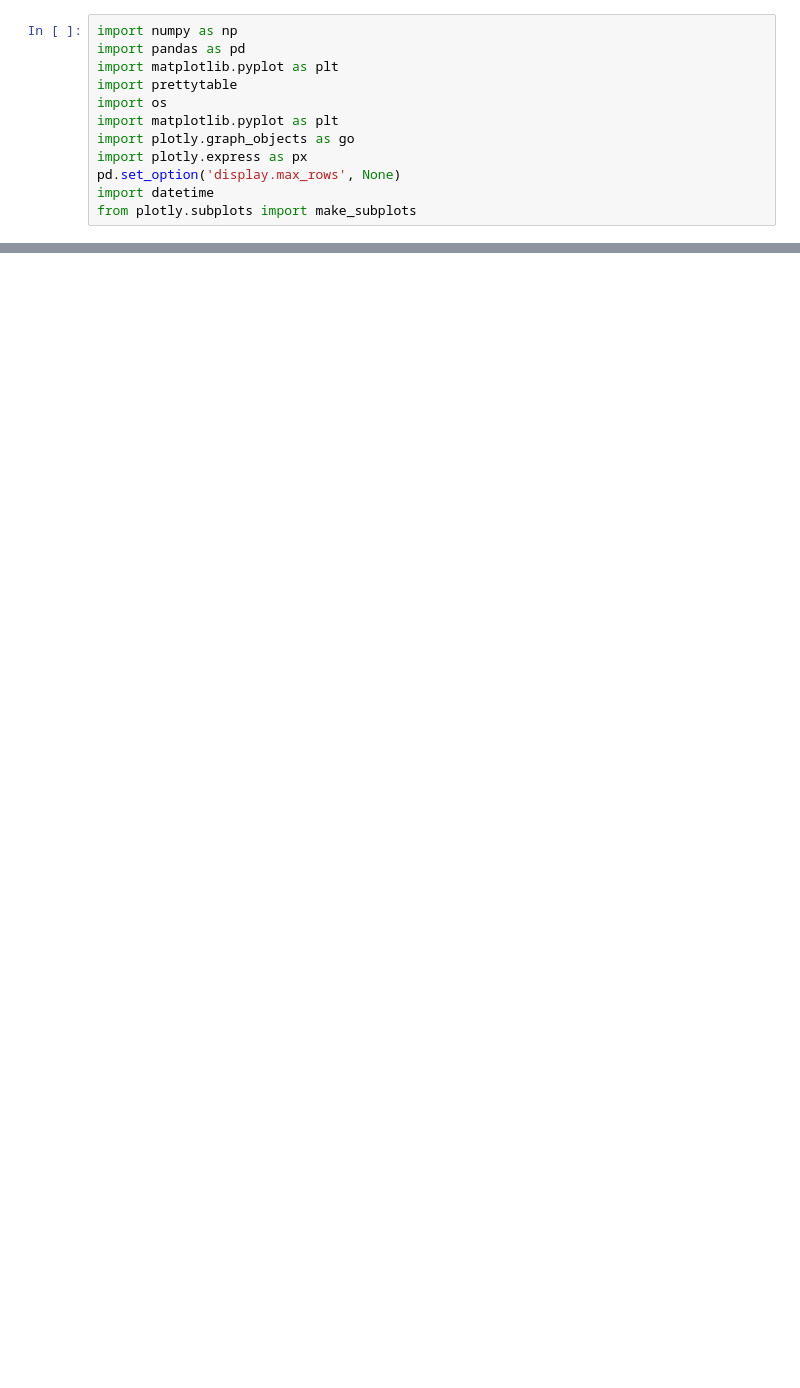
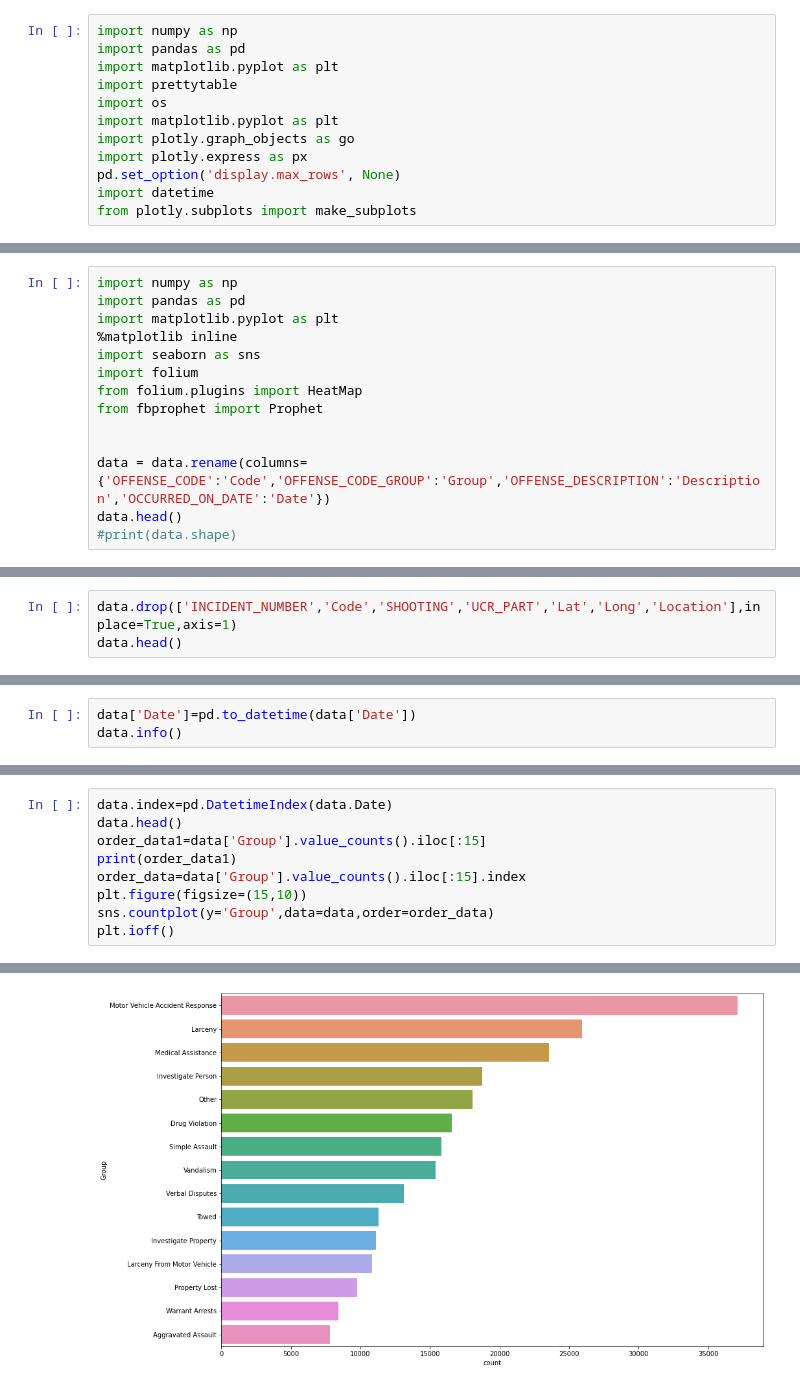
Before and after one commit to ddiaz1999/Taller2_IA, a Jupyter notebook: Taller2_IA.ipynb, the cells around one changed output, grey strips where cells are left out. Drawn from its saved outputs; the diff is of its cells as text; blank space fills up the shorter version.

```diff
--- a/Taller2_IA.ipynb
+++ b/Taller2_IA.ipynb
@@ -55,0 +46,14 @@ TypeError: ignored
+# %%
+import numpy as np
+import pandas as pd
+import matplotlib.pyplot as plt
+%matplotlib inline
+import seaborn as sns
+import folium
+from folium.plugins import HeatMap
+from fbprophet import Prophet
+
+
+data = data.rename(columns={'OFFENSE_CODE':'Code','OFFENSE_CODE_GROUP':'Group','OFFENSE_DESCRIPTION':'Description','OCCURRED_ON_DATE':'Date'})
+data.head()
+#print(data.shape)
@@ -55,0 +67,3 @@ TypeError: ignored
+# %%
+data.drop(['INCIDENT_NUMBER','Code','SHOOTING','UCR_PART','Lat','Long','Location'],inplace=True,axis=1)
+data.head()
@@ -55,0 +77,3 @@ TypeError: ignored
+# %%
+data['Date']=pd.to_datetime(data['Date'])
+data.info()
@@ -55,0 +98,10 @@ TypeError: ignored
+# %%
+data.index=pd.DatetimeIndex(data.Date)
+data.head()
+order_data1=data['Group'].value_counts().iloc[:15]
+print(order_data1)
+order_data=data['Group'].value_counts().iloc[:15].index
+plt.figure(figsize=(15,10))
+sns.countplot(y='Group',data=data,order=order_data)
+plt.ioff()
+# %% [output]
@@ -55,0 +124 @@ TypeError: ignored
+[figure, added]
```
Also changed, not shown: parts of 15 cells of this notebook.
